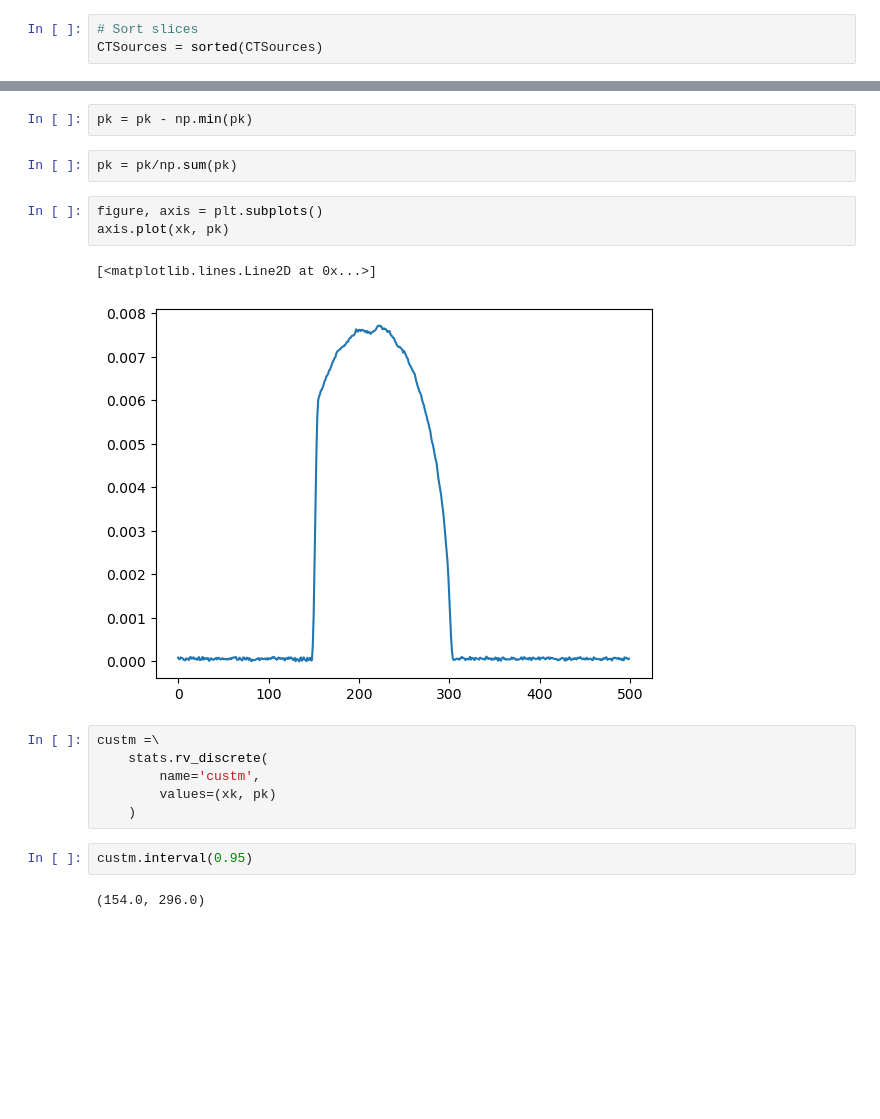
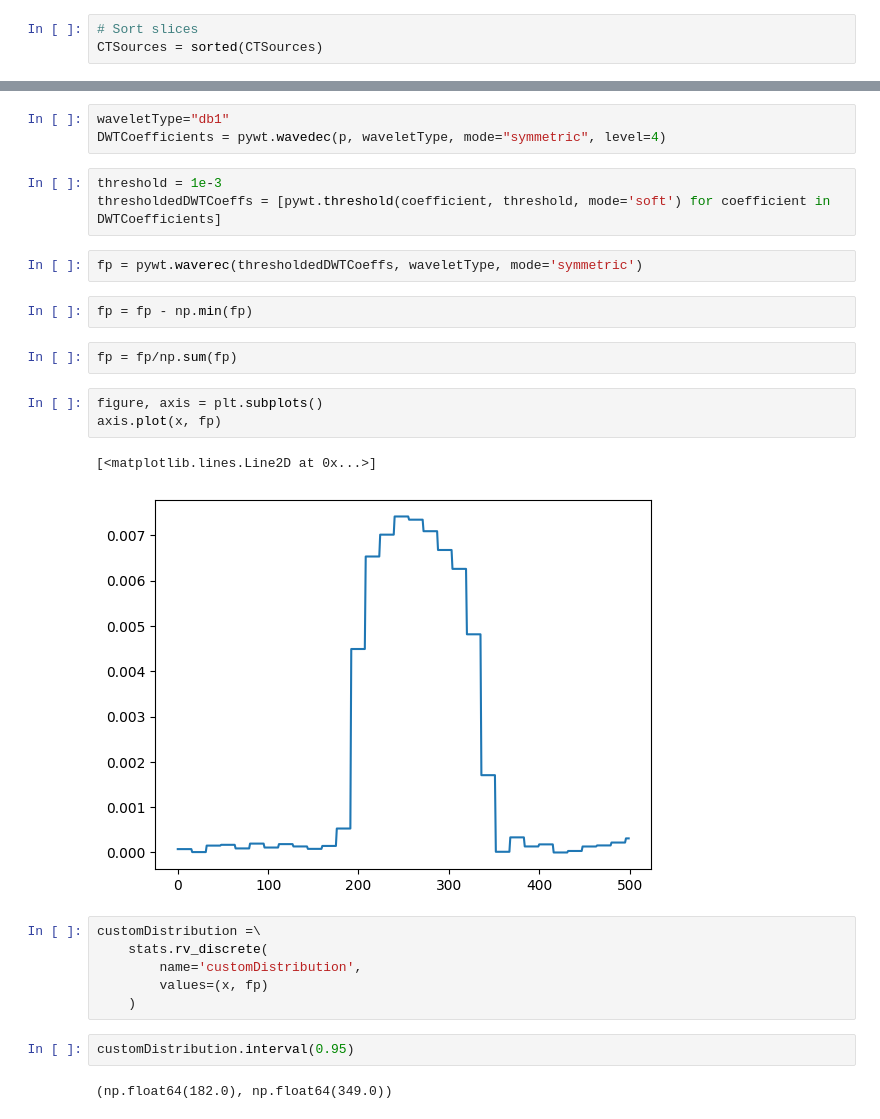
Before and after one commit to AlexGubkin/forInterview, a Jupyter notebook: rockProcessing/rockProcessing.ipynb, the cells around one changed output, grey strips where cells are left out. Cells and saved outputs as stored; diff of their text form; blank space fills up the shorter version.

Commit message:
Wavelet filtering

```diff
--- a/rockProcessing/rockProcessing.ipynb
+++ b/rockProcessing/rockProcessing.ipynb
@@ -66,21 +71,29 @@ axis.plot(xk, pk)
+# %%
+waveletType="db1"
+DWTCoefficients = pywt.wavedec(p, waveletType, mode="symmetric", level=4)
+# %%
+threshold = 1e-3
+thresholdedDWTCoeffs = [pywt.threshold(coefficient, threshold, mode='soft') for coefficient in DWTCoefficients]
+# %%
+fp = pywt.waverec(thresholdedDWTCoeffs, waveletType, mode='symmetric')
 # %%
-pk = pk - np.min(pk)
+fp = fp - np.min(fp)
 # %%
-pk = pk/np.sum(pk)
+fp = fp/np.sum(fp)
 # %%
 figure, axis = plt.subplots()
-axis.plot(xk, pk)
+axis.plot(x, fp)
 # %% [output]
 [<matplotlib.lines.Line2D at 0x...>]
-[figure, old version]
+[figure, new version]
 # %%
-custm =\
+customDistribution =\
     stats.rv_discrete(
-        name='custm',
-        values=(xk, pk)
+        name='customDistribution',
+        values=(x, fp)
     )
 # %%
-custm.interval(0.95)
+customDistribution.interval(0.95)
 # %% [output]
-(154.0, 296.0)
+(np.float64(182.0), np.float64(349.0))
 # %%
```
Also changed, not shown: parts of 8 cells of this notebook.
